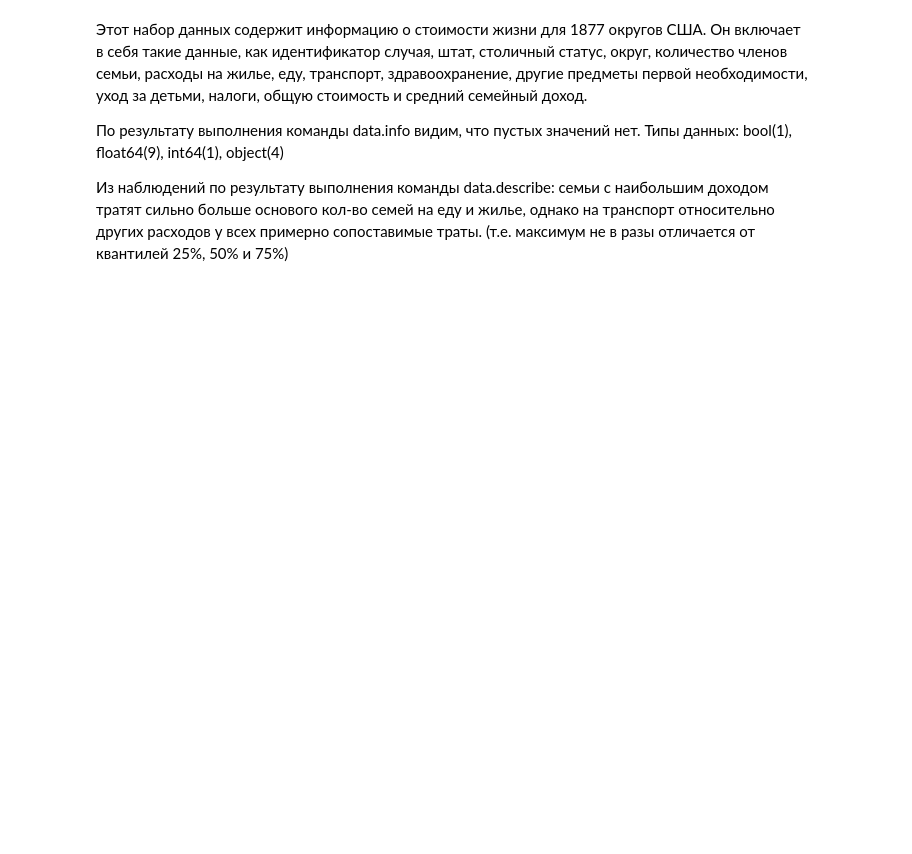
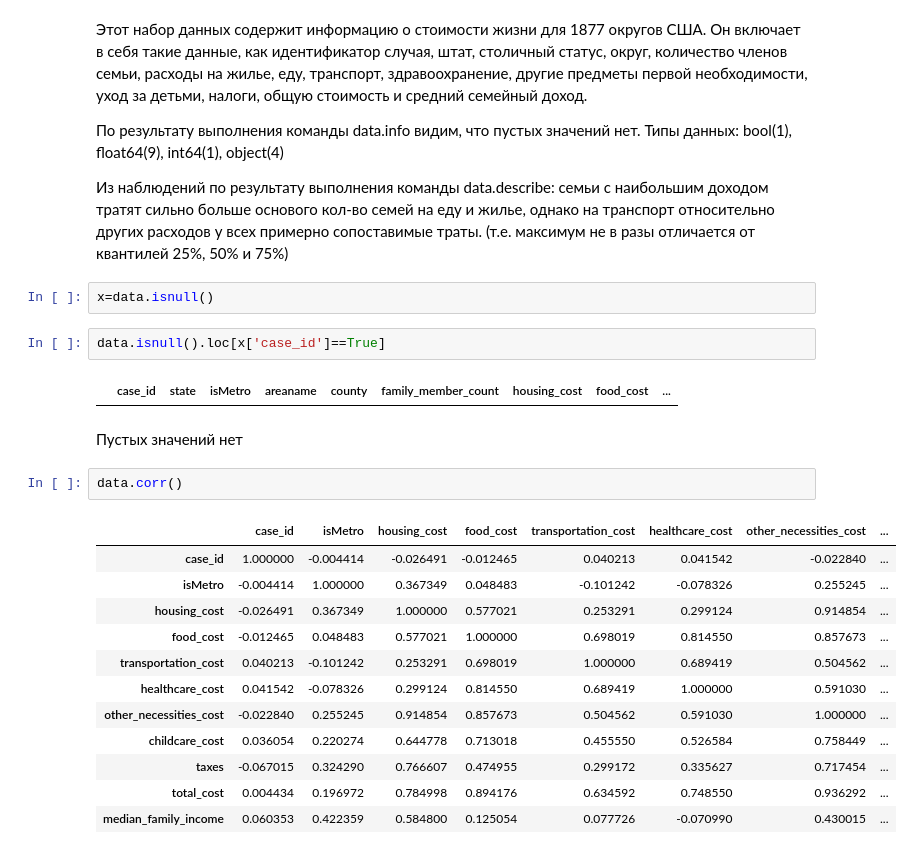
Before and after one commit to kseniasvichkareva/Step, a Jupyter notebook: Untitled2.ipynb, the cells around one changed output. Cells and saved outputs as stored; diff of their text form; blank space fills up the shorter version.

```diff
--- a/Untitled2.ipynb
+++ b/Untitled2.ipynb
@@ -177,3 +61,26 @@ chart
 Типы данных: bool(1), float64(9), int64(1), object(4)
 
 Из наблюдений по результату выполнения команды data.describe: семьи с наибольшим доходом тратят сильно больше основого кол-во семей на еду и жилье, однако на транспорт относительно других расходов у всех примерно сопоставимые траты. (т.е. максимум не в разы отличается от квантилей 25%, 50% и 75%)
+# %%
+x=data.isnull()
+# %%
+data.isnull().loc[x['case_id']==True]
+# %% [output]
+|  | case_id | state | isMetro | areaname | county | family_member_count | housing_cost | food_cost | ... |
+# %% [markdown]
+Пустых значений нет
+# %%
+data.corr()
+# %% [output]
+|  | case_id | isMetro | housing_cost | food_cost | transportation_cost | healthcare_cost | other_necessities_cost | ... |
+| case_id | 1.000000 | -0.004414 | -0.026491 | -0.012465 | 0.040213 | 0.041542 | -0.022840 | ... |
+| isMetro | -0.004414 | 1.000000 | 0.367349 | 0.048483 | -0.101242 | -0.078326 | 0.255245 | ... |
+| housing_cost | -0.026491 | 0.367349 | 1.000000 | 0.577021 | 0.253291 | 0.299124 | 0.914854 | ... |
+| food_cost | -0.012465 | 0.048483 | 0.577021 | 1.000000 | 0.698019 | 0.814550 | 0.857673 | ... |
+| transportation_cost | 0.040213 | -0.101242 | 0.253291 | 0.698019 | 1.000000 | 0.689419 | 0.504562 | ... |
+| healthcare_cost | 0.041542 | -0.078326 | 0.299124 | 0.814550 | 0.689419 | 1.000000 | 0.591030 | ... |
+| other_necessities_cost | -0.022840 | 0.255245 | 0.914854 | 0.857673 | 0.504562 | 0.591030 | 1.000000 | ... |
+| childcare_cost | 0.036054 | 0.220274 | 0.644778 | 0.713018 | 0.455550 | 0.526584 | 0.758449 | ... |
+| taxes | -0.067015 | 0.324290 | 0.766607 | 0.474955 | 0.299172 | 0.335627 | 0.717454 | ... |
+| total_cost | 0.004434 | 0.196972 | 0.784998 | 0.894176 | 0.634592 | 0.748550 | 0.936292 | ... |
+| median_family_income | 0.060353 | 0.422359 | 0.584800 | 0.125054 | 0.077726 | -0.070990 | 0.430015 | ... |
```
Also changed, not shown: parts of 14 cells of this notebook.
